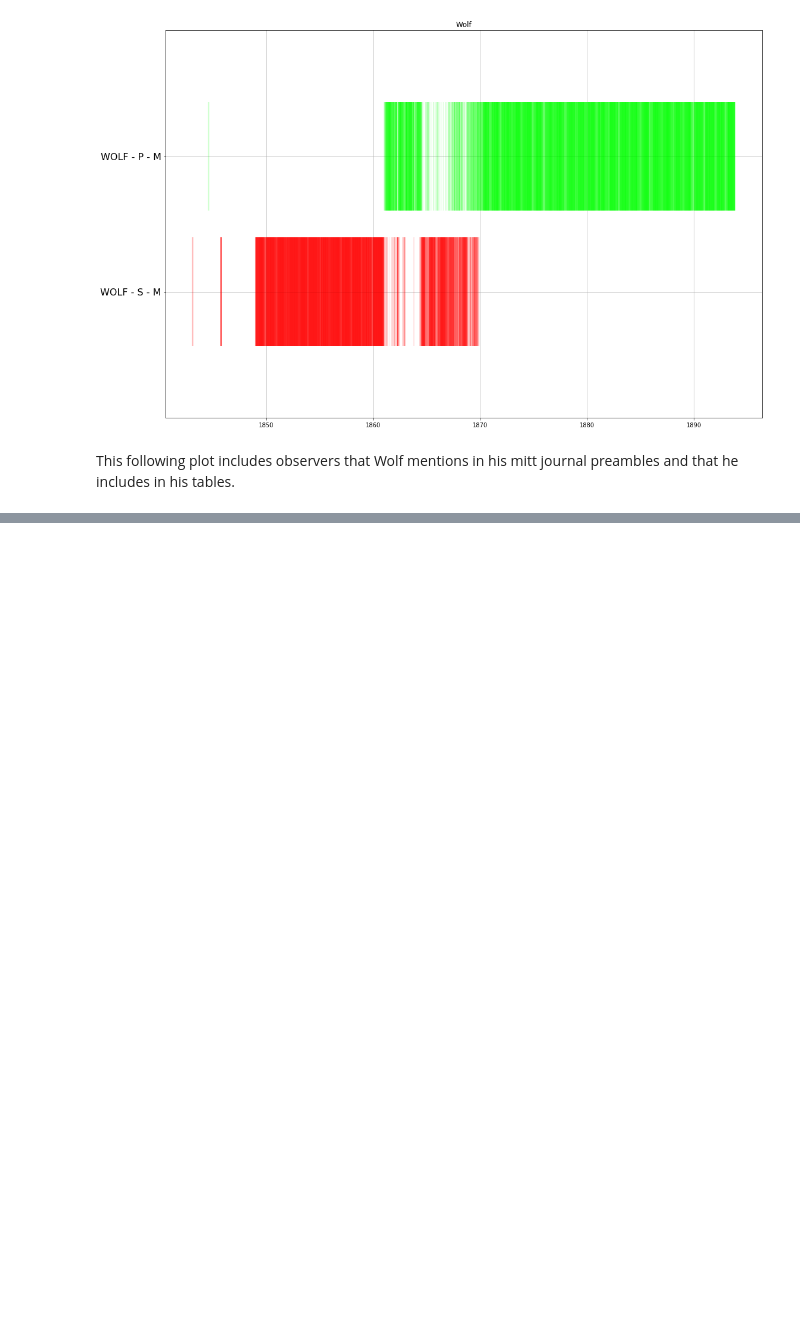
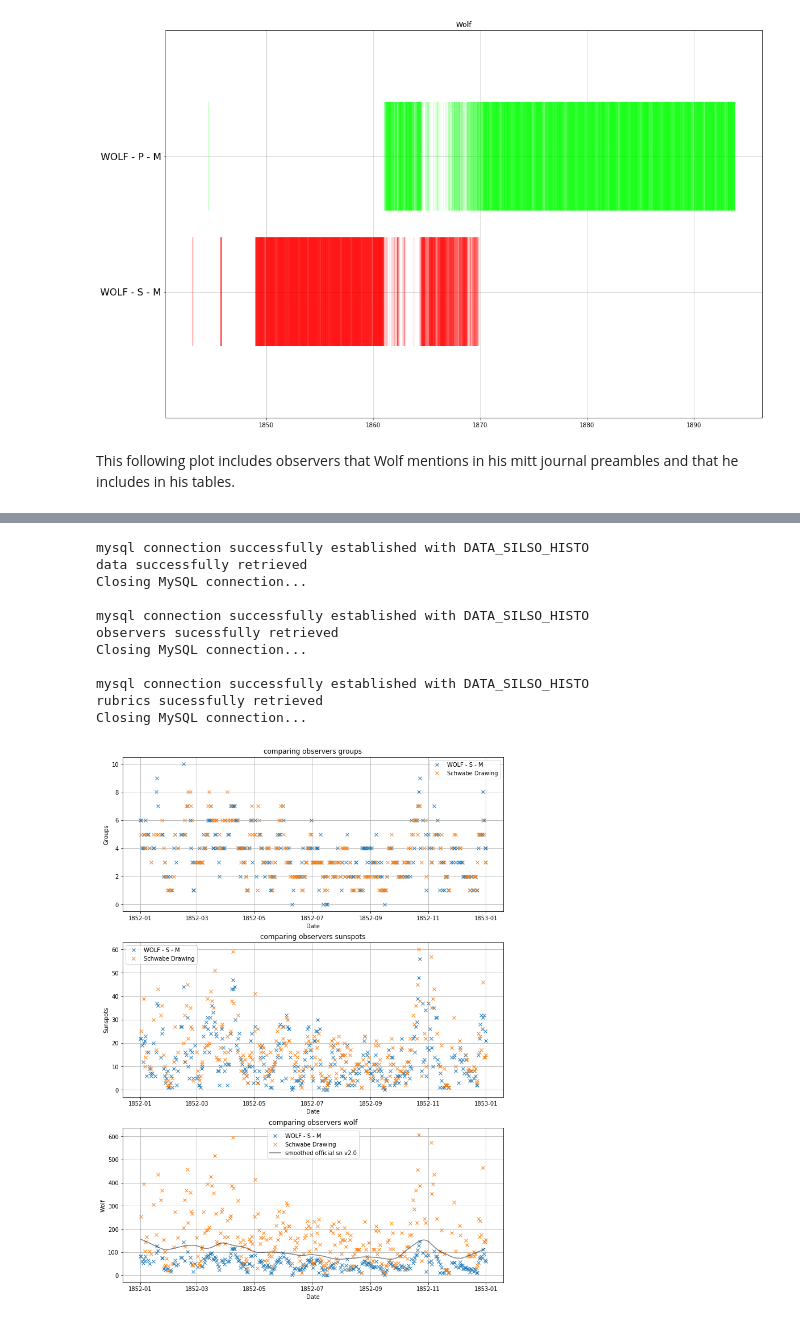
Before and after one commit to dcxSt/DATA_SILSO_HISTO_search, a Jupyter notebook: Wolf Wolfer Eventplots.ipynb, the cells around one changed output, grey strips where cells are left out. Drawn from its saved outputs; the diff is of its cells as text; code cells hidden in the pictures; blank space fills up the shorter version.

```diff
--- a/Wolf Wolfer Eventplots.ipynb
+++ b/Wolf Wolfer Eventplots.ipynb
@@ -64,0 +68,15 @@ Closing MySQL connection...
+# %%
+display_compare_observers(observers=["WOLF - S - M","Schwabe Drawing"],interval=("1852-01-01","1853-01-01"),online_sn=True)
+# %% [output]
+mysql connection successfully established with DATA_SILSO_HISTO
+data successfully retrieved
+Closing MySQL connection...
+
+mysql connection successfully established with DATA_SILSO_HISTO
+observers sucessfully retrieved
+Closing MySQL connection...
+
+mysql connection successfully established with DATA_SILSO_HISTO
+rubrics sucessfully retrieved
+Closing MySQL connection...
+[figure, added]
```
Also changed, not shown: parts of 2 cells of this notebook, 1 other file.
